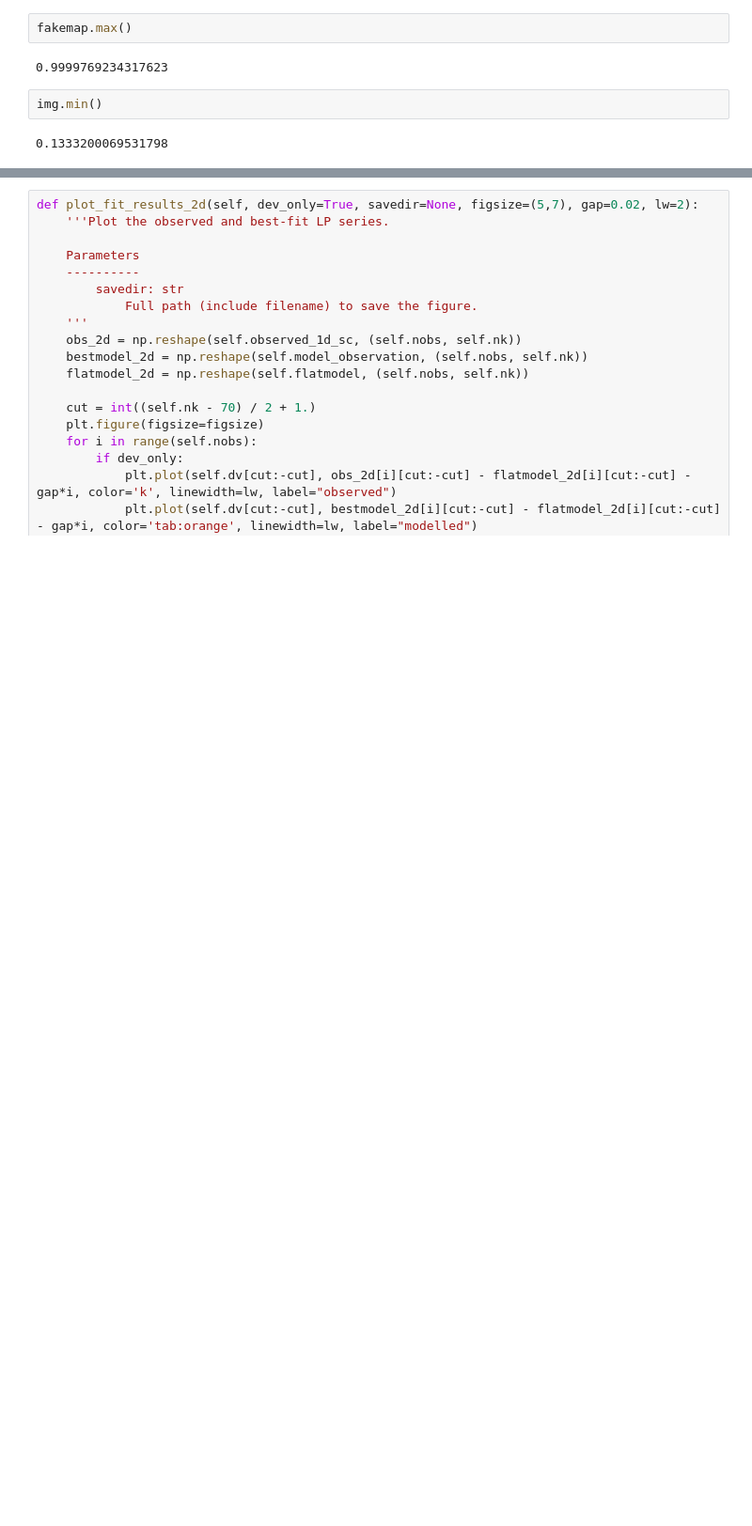
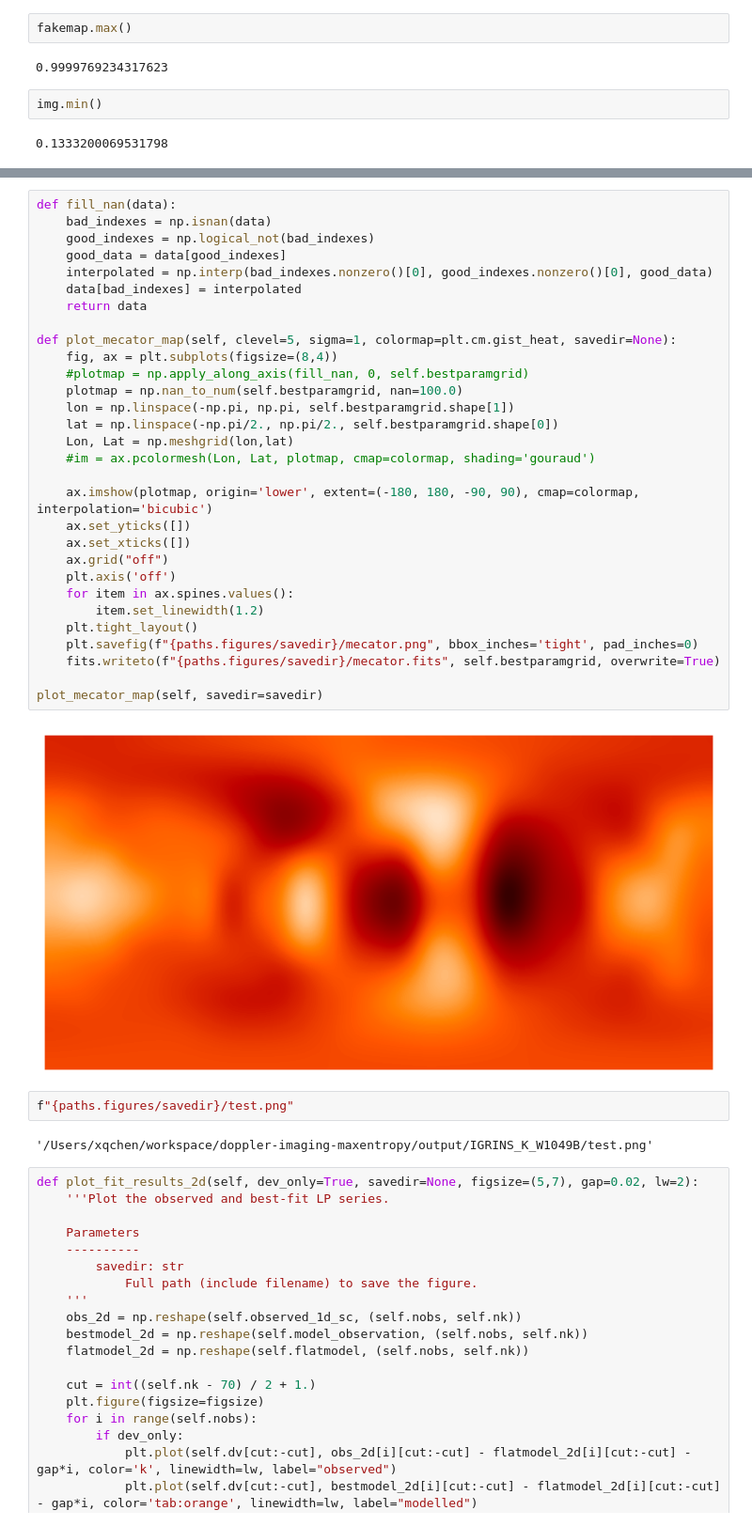
Before and after one commit to alphalyncis/doppler-imaging-maxentropy, a Jupyter notebook: src/test.ipynb, the cells around one changed output, grey strips where cells are left out. Shown at 94% size. Cells and saved outputs as stored; diff of their text form; blank space fills up the shorter version.

```diff
--- a/src/test.ipynb
+++ b/src/test.ipynb
@@ -129,3 +130,39 @@ metric: -10676.71, chisq: 143.57, entropy: 5.37
+# %%
+def fill_nan(data):
+    bad_indexes = np.isnan(data)
+    good_indexes = np.logical_not(bad_indexes)
+    good_data = data[good_indexes]
+    interpolated = np.interp(bad_indexes.nonzero()[0], good_indexes.nonzero()[0], good_data)
+    data[bad_indexes] = interpolated
+    return data
+
+def plot_mecator_map(self, clevel=5, sigma=1, colormap=plt.cm.gist_heat, savedir=None):
+    fig, ax = plt.subplots(figsize=(8,4))
+    #plotmap = np.apply_along_axis(fill_nan, 0, self.bestparamgrid)
+    plotmap = np.nan_to_num(self.bestparamgrid, nan=100.0)
+    lon = np.linspace(-np.pi, np.pi, self.bestparamgrid.shape[1])
+    lat = np.linspace(-np.pi/2., np.pi/2., self.bestparamgrid.shape[0])
+    Lon, Lat = np.meshgrid(lon,lat)
+    #im = ax.pcolormesh(Lon, Lat, plotmap, cmap=colormap, shading='gouraud')
+
+    ax.imshow(plotmap, origin='lower', extent=(-180, 180, -90, 90), cmap=colormap, interpolation='bicubic')
+    ax.set_yticks([])
+    ax.set_xticks([])
+    ax.grid("off")
+    plt.axis('off')
+    for item in ax.spines.values():
+        item.set_linewidth(1.2)
+    plt.tight_layout()
+    plt.savefig(f"{paths.figures/savedir}/mecator.png", bbox_inches='tight', pad_inches=0)
+    fits.writeto(f"{paths.figures/savedir}/mecator.fits", self.bestparamgrid, overwrite=True)
+
+plot_mecator_map(self, savedir=savedir)
+# %% [output]
+[figure, added]
+# %%
+f"{paths.figures/savedir}/test.png"
+# %% [output]
+'/Users/xqchen/workspace/doppler-imaging-maxentropy/output/IGRINS_K_W1049B/test.png'
 # %%
 def plot_fit_results_2d(self, dev_only=True, savedir=None, figsize=(5,7), gap=0.02, lw=2):
     '''Plot the observed and best-fit LP series.
```
Also changed, not shown: parts of 3 cells of this notebook, 4 other files.
